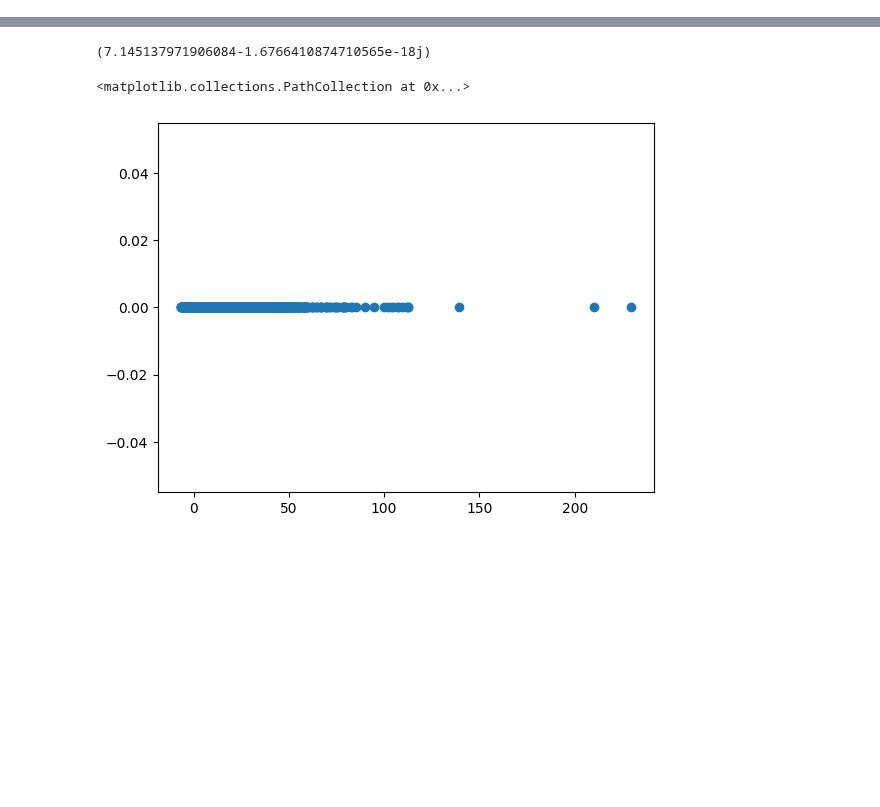
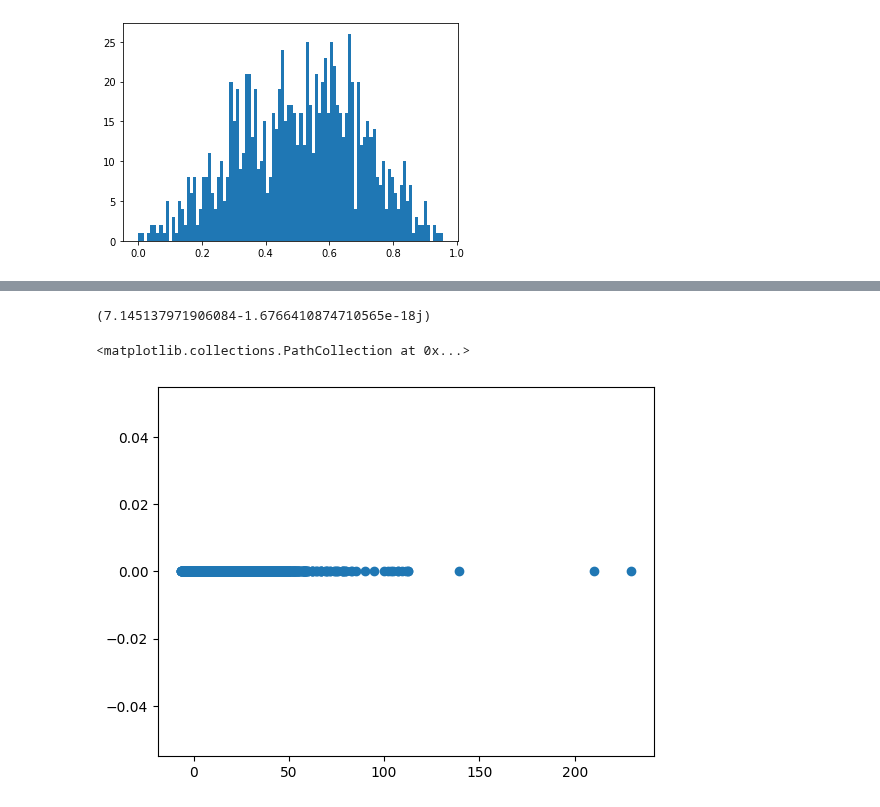
Before and after one commit to moej56153/Master_Thesis, a Jupyter notebook: integral_data_analysis/code_snippets.ipynb, the cells around one changed output, grey strips where cells are left out. Drawn from its saved outputs; the diff is of its cells as text; code cells hidden in the pictures; blank space fills up the shorter version.

```diff
--- a/integral_data_analysis/code_snippets.ipynb
+++ b/integral_data_analysis/code_snippets.ipynb
@@ -0,0 +1,96 @@
+# %%
+# PPC Round 2
+
+import numpy as np
+import matplotlib.pyplot as plt
+from scipy.stats import norm
+
+normal_dist = lambda x, m, s: 1 / (np.sqrt(2*np.pi) * s) * np.exp(-1/2 * ((x - m) / s)**2)
+
+def b_maxL_2(m, t, C):
+    first = C[0]+C[1]-(m[0]+m[1])*(t[0]+t[1])
+    root = (C[0]+C[1]+(m[0]-m[1])*(t[0]+t[1]))**2-4*C[0]*(m[0]-m[1])*(t[0]+t[1])
+    res = (first+np.sqrt(root))/(2*(t[0]+t[1]))
+    if res < 0:
+        return 0
+    return res
+
+def p_log_prob(b, m, t, C):
+    part1_1 = np.log(t[0] * (m[0] + b)) * C[0]
+    part1_2 = -t[0] * (m[0] + b)
+    res1 = part1_1 + part1_2
+    part2_1 = np.log(t[1] * (m[1] + b)) * C[1]
+    part2_2 = -t[1] * (m[1] + b)
+    res2 = part2_1 + part2_2
+    return res1 + res2
+
+
+s1 = 200.
+s2 = 1000.
+b = 300.
+t1 = 1.
+t2 = 1.
+
+true_counts = np.array([s1, s2, b, b])
+cluster_size = 2
+
+num_samples = 1000
+num_trials = 101
+
+num_bins = 100
+
+measured_counts = np.random.poisson(true_counts, (num_samples, len(true_counts)))
+
+available_counts = measured_counts[:,:cluster_size] + measured_counts[:,cluster_size:]
+
+b_max_L = np.zeros(num_samples)
+for i in range(num_samples):
+    b_max_L[i] = b_maxL_2([s1,s2], [t1, t2], available_counts[i])
+
+source_samples = np.random.poisson(s1, (num_samples, num_trials))
+
+naive_background = np.random.poisson(b_max_L, (num_trials, num_samples)).T
+
+
+naive_total = source_samples + naive_background
+argsort = np.argsort(naive_total, axis=1)
+naive_total = np.take_along_axis(naive_total, argsort, axis=1)
+
+naive_cdf = np.zeros(num_samples)
+for i in range(num_samples):
+    naive_cdf[i] = ((np.searchsorted(naive_total[i,:], available_counts[i, 0], "left")
+                     + np.searchsorted(naive_total[i,:], available_counts[i, 0], "right"))
+                     / (2 * num_trials))
+
+_ = plt.hist(naive_cdf, bins=num_bins)
+
+b_samples = np.zeros((num_samples, num_trials))
+
+num_bs = 500
+b_range = 4
+for i in range(num_samples):
+    bs = np.linspace(b_max_L[i]-b_range*np.sqrt(b_max_L[i]), b_max_L[i]+b_range*np.sqrt(b_max_L[i]), num_bs)
+    weights = p_log_prob(bs, [s1,s2], [t1,t2], available_counts[i])
+    weights -= np.average(weights)
+    weights = np.exp(weights)
+    weights = weights / np.sum(weights)
+    for j in range(num_trials):
+        b_samples[i,j] = bs[np.random.choice(num_bs, p=weights)]
+
+better_total = b_samples + source_samples
+argsort = np.argsort(better_total, axis=1)
+better_total = np.take_along_axis(better_total, argsort, axis=1)
+
+better_cdf = np.zeros(num_samples)
+for i in range(num_samples):
+    better_cdf[i] = ((np.searchsorted(better_total[i,:], available_counts[i, 0], "left")
+                     + np.searchsorted(better_total[i,:], available_counts[i, 0], "right"))
+                     / (2 * num_trials))
+
+# _ = plt.hist(better_cdf, bins=num_bins)
+
+# _ = plt.hist(b_samples.flatten(), bins=num_bins)
+
+# _ = plt.hist(naive_background.flatten(), bins=num_bins)
+# %% [output]
+[figure, added]
```
Also changed, not shown: parts of 4 cells of this notebook, 9 other files.
